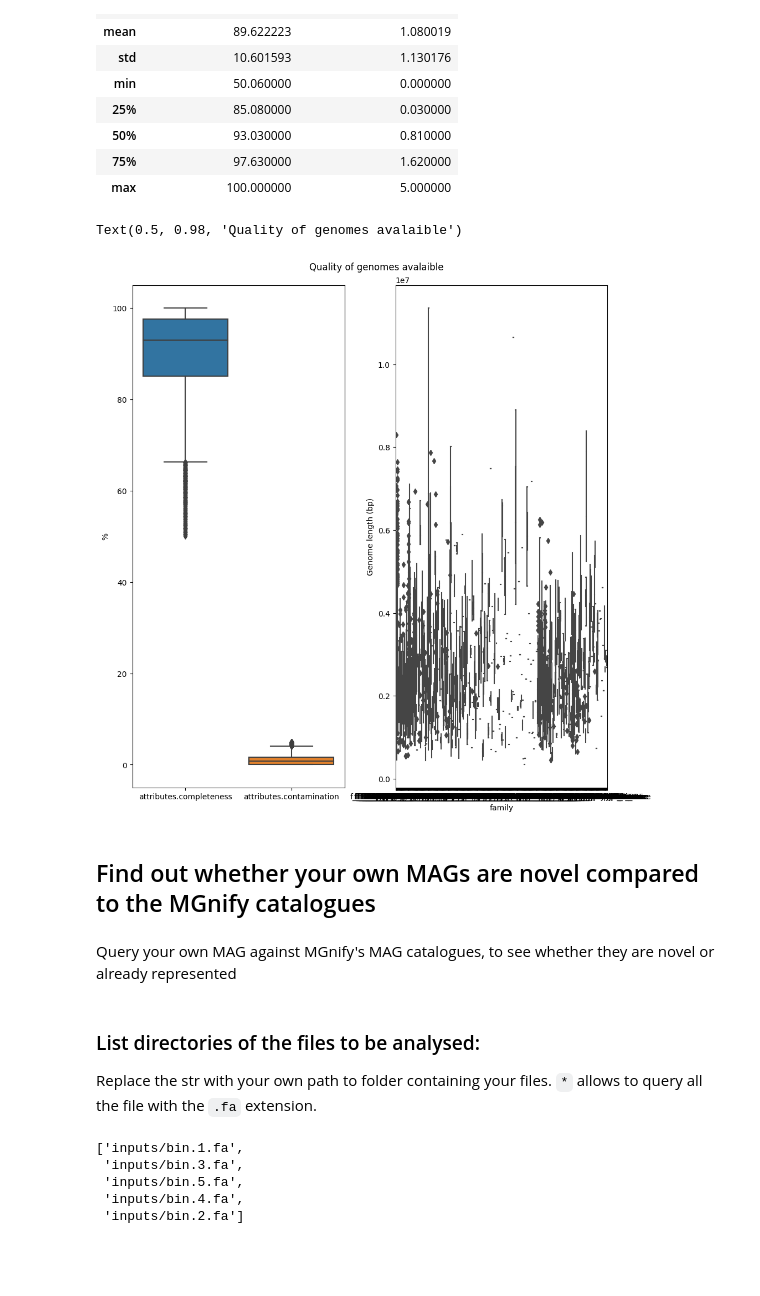
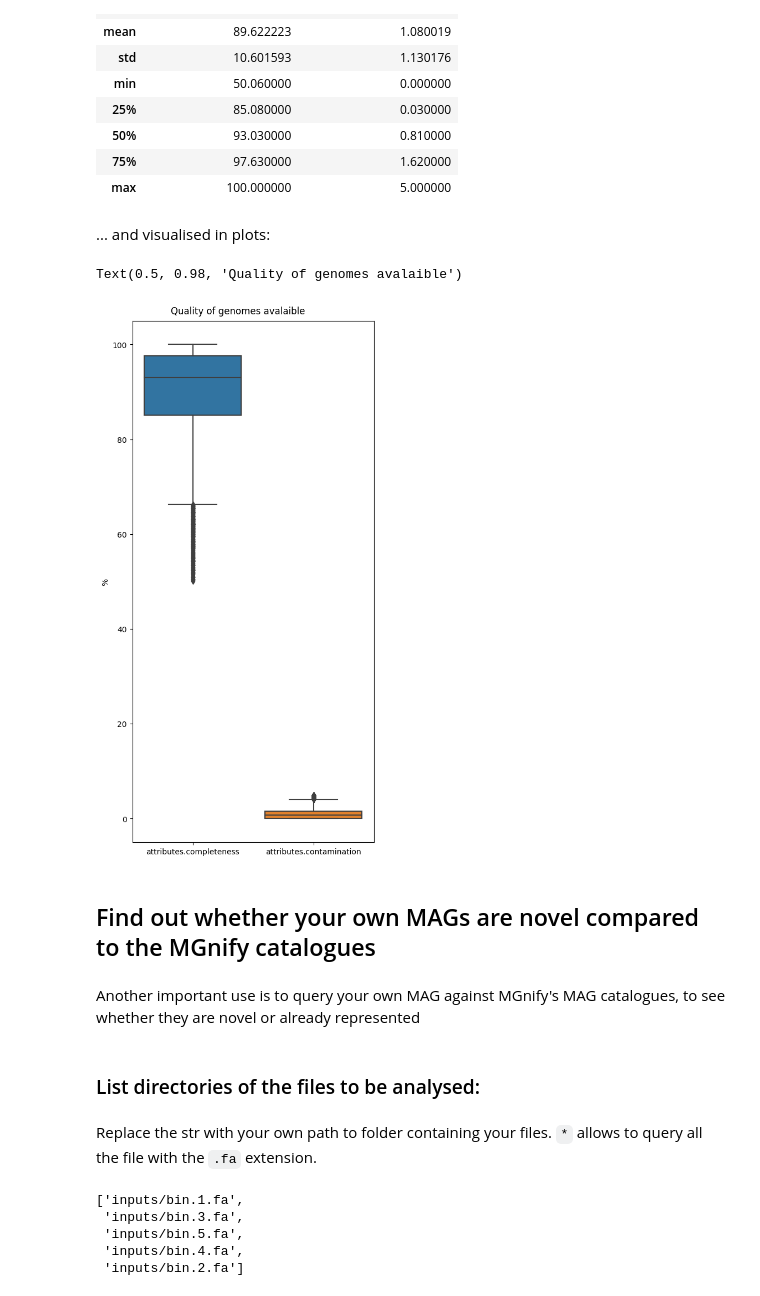
Before and after one commit to EBI-Metagenomics/notebooks, a Jupyter notebook: notebooks-src/notebooks/Python Examples/genome_search_examples.ipynb, the cells around one changed output. Drawn from its saved outputs; the diff is of its cells as text; code cells hidden in the pictures; blank space fills up the shorter version.

Commit message:
last version of genome nb and outputs folder reorganised

```diff
--- a/notebooks-src/notebooks/Python Examples/genome_search_example.ipynb
+++ b/notebooks-src/notebooks/Python Examples/genome_search_examples.ipynb
@@ -158,5 +184,5 @@ Pandas allow you to save your query results under multiple format. (see Pandas d
 # %% [markdown]
 ### Load previously saved parquet files
 # %%
-df = pd.read_parquet('outputs/Listeria_ressources')
+listeria_df = pd.read_parquet('outputs/parquets/Listeria_ressources')
 # %%
@@ -199,3 +243,3 @@ spark
 # %%
-all_df = spark.read.parquet('./outputs/all_genome_ressources')
+all_df = spark.read.parquet('./outputs/parquets/all_genome_ressources')
 # %% [markdown]
@@ -279,0 +337,7 @@ all_df1 = (all_df
+# %%
+features = ['domain', 'phylum', 'class', 'order', 'family', 'genus', 'species']
+# %%
+all_df1 = reduce(lambda df, i: df.withColumn(features[i], F.col('lineage_split')[i]),
+                range(len(features)),
+                all_df.withColumn('lineage_split', F.split(F.col('`attributes.taxon-lineage`'), ';')),
+                )
@@ -586,32 +667,23 @@ test_df[['attributes.completeness', 'attributes.contamination']].describe()
 | 50% | 93.030000 | 0.810000 |
 | 75% | 97.630000 | 1.620000 |
 | max | 100.000000 | 5.000000 |
+# %% [markdown]
+... and visualised in plots:
 # %%
-fig = plt.figure(figsize=(10, 10), layout="constrained")
-spec = fig.add_gridspec(1, 2)
+fig = plt.figure(figsize=(5, 10), layout="constrained")
+spec = fig.add_gridspec(1, 1)
 
 ax00 = fig.add_subplot(spec[0, 0])
 sns.boxplot(data=test_df[['attributes.completeness', 'attributes.contamination']])
-#sns.boxplot(data=test_df['attributes.completeness', 'attributes.contamination'])
 plt.ylabel("%")
-
-ax01 = fig.add_subplot(spec[0, 1])
-sns.boxplot(data=test_df, x='family', y='attributes.length')
-plt.ylabel("Genome length (bp)")
-#plt.xlabel("Family of the Lactobacillales order")
-
-#ax20 = fig.add_subplot(spec[2, 0])
-#sns.boxplot(data=lactobacillales_df, x='family', y='attributes.gc-content')
-#plt.ylabel("GC-content (%)")
-#plt.xlabel("Family of the Lactobacillales order")
 
 
 fig.suptitle('Quality of genomes avalaible')
 #plt.savefig("outputs/lactobacillales_1.png",transparent=True)
 # %% [output]
 Text(0.5, 0.98, 'Quality of genomes avalaible')
-[figure, old version]
+[figure, new version]
 # %% [markdown]
 ## Find out whether your own MAGs are novel compared to the MGnify catalogues
 # %% [markdown]
-Query your own MAG against MGnify's MAG catalogues, to see whether they are novel or already represented
+Another important use is to query your own MAG against MGnify's MAG catalogues, to see whether they are novel or already represented
@@ -623,6 +690,7 @@ from Bio import SeqIO
 # %% [markdown]
 ### List directories of the files to be analysed:
-Replace the str with your own path to folder containing your files. `*` allows to query all the file with the `.fa` extension.
+# %% [markdown]
+Replace the str with your own path to folder containing your files. `*` allows to query all the file with the `.fa` extension.
 # %%
 files = glob.glob('inputs/*.fa')
 # %%
```
Also changed, not shown: parts of 83 cells of this notebook, 6 other files.
